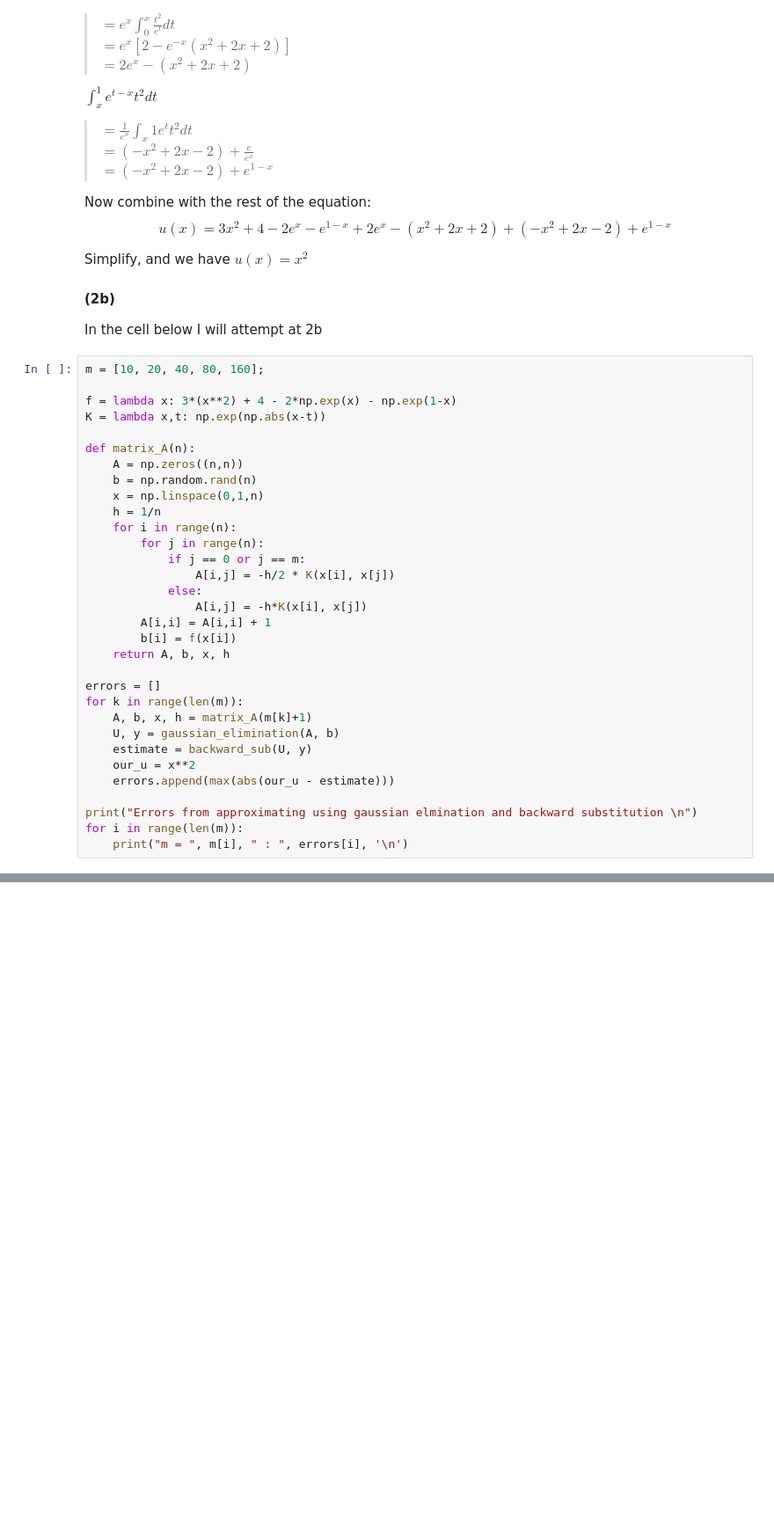
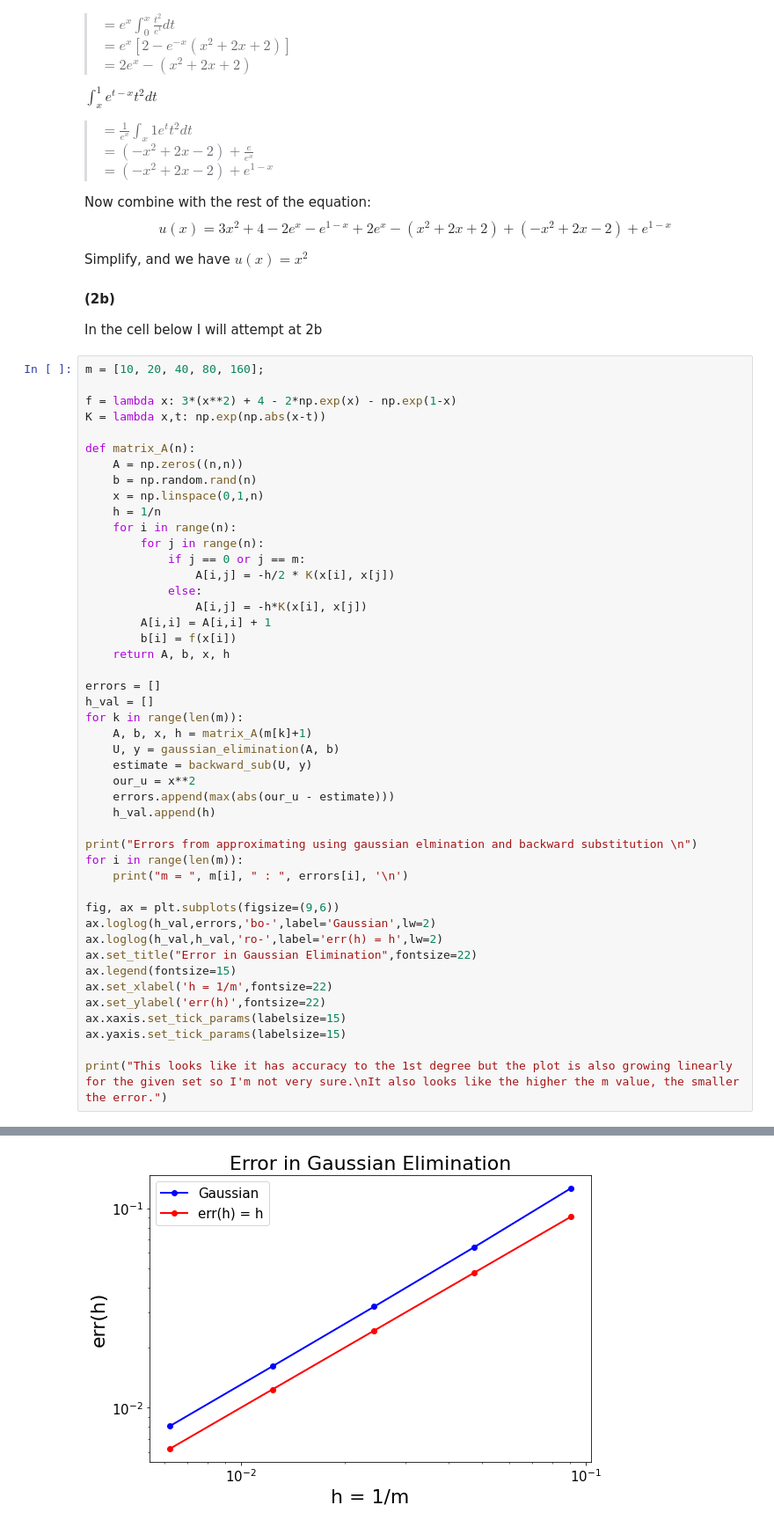
Before and after one commit to kellygnaw1/numAnal_pt2, a Jupyter notebook: HW4.ipynb, the cells around one changed output, grey strips where cells are left out. Shown at 88% size. Cells and saved outputs as stored; diff of their text form; blank space fills up the shorter version.

```diff
--- a/HW4.ipynb
+++ b/HW4.ipynb
@@ -157,16 +157,30 @@ def matrix_A(n):
     return A, b, x, h
 
 errors = []
+h_val = []
 for k in range(len(m)):
     A, b, x, h = matrix_A(m[k]+1)
     U, y = gaussian_elimination(A, b)
     estimate = backward_sub(U, y)
     our_u = x**2
     errors.append(max(abs(our_u - estimate)))
+    h_val.append(h)
 
 print("Errors from approximating using gaussian elmination and backward substitution \n")
 for i in range(len(m)):
     print("m = ", m[i], " : ", errors[i], '\n')
+
+fig, ax = plt.subplots(figsize=(9,6))
+ax.loglog(h_val,errors,'bo-',label='Gaussian',lw=2)
+ax.loglog(h_val,h_val,'ro-',label='err(h) = h',lw=2)
+ax.set_title("Error in Gaussian Elimination",fontsize=22)
+ax.legend(fontsize=15)
+ax.set_xlabel('h = 1/m',fontsize=22)
+ax.set_ylabel('err(h)',fontsize=22)
+ax.xaxis.set_tick_params(labelsize=15)
+ax.yaxis.set_tick_params(labelsize=15)
+
+print("This looks like it has accuracy to the 1st degree but the plot is also growing linearly for the given set so I'm not very sure.\nIt also looks like the higher the m value, the smaller the error.")
 # %% [output]
 Errors from approximating using gaussian elmination and backward substitution
 
@@ -181,0 +199 @@ m =  160  :  0.008073697917371891
+[figure, added]
```
Also changed, not shown: parts of 1 cell of this notebook.
